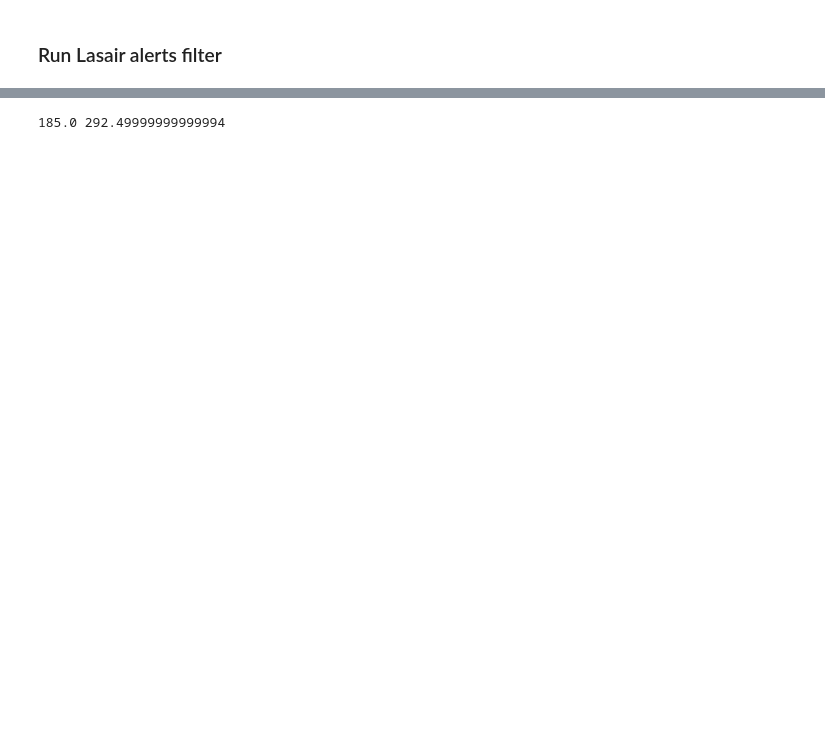
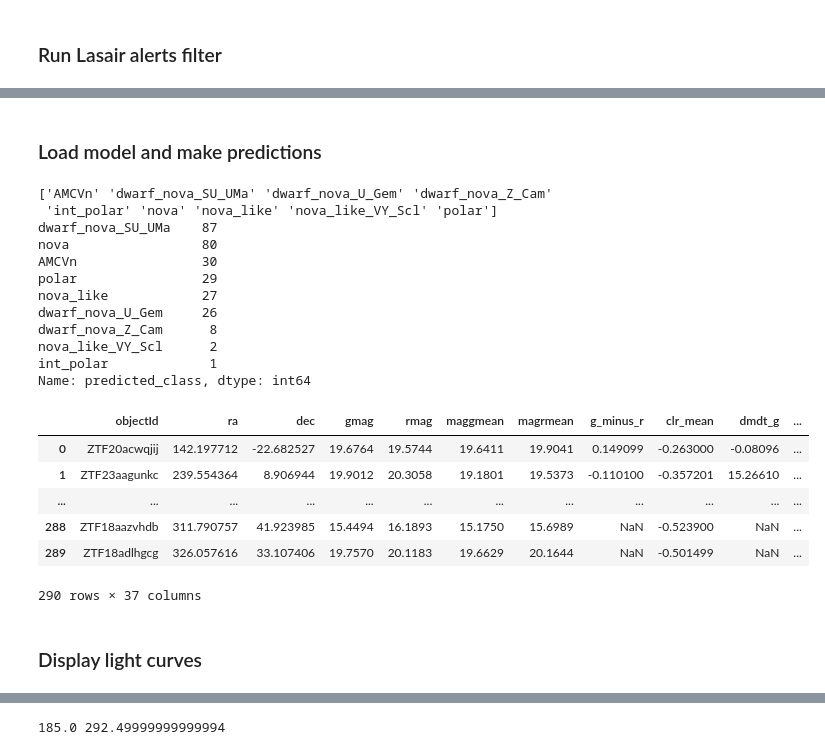
Before and after one commit to dharmesh1007/ZTF_code, a Jupyter notebook: source/9-lasair_CV_filter.ipynb, the cells around one changed output, grey strips where cells are left out. Saved outputs shown, nothing was run; the diff lists cells and outputs as text; code cells hidden in the pictures; blank space fills up the shorter version.

```diff
--- a/source/9-lasair_CV_filter.ipynb
+++ b/source/9-lasair_CV_filter.ipynb
@@ -158,0 +281,4 @@ Name: classification, dtype: int64
+# %%
+features = build_dataset(alerts_df, objcol='objectId', folderpath='../lightcurves_alerts')
+features_df = features[2]
+features_df
@@ -158,0 +310,72 @@ Name: classification, dtype: int64
+# %% [markdown]
+### Load model and make predictions
+# %%
+# Select query to obtain predictions for.
+query_select = option4
+
+# Load ml model
+with open('../results/test_rfmodel.pkl', 'rb') as f:
+    rfmodel = pickle.load(f)
+# Load encoder
+with open('../results/test_encoder.pkl', 'rb') as f:
+    encoder = pickle.load(f)
+
+# run classifer on alerts_df_preds
+X = features_df.iloc[:,1:]
+y_pred_prob = rfmodel.predict_proba(X)
+y_pred = rfmodel.predict(X)
+y_pred_labels = encoder.inverse_transform(y_pred)
+
+
+# Add probabilities to dataframe
+alerts_df_preds = alerts_df.copy()
+alerts_df_preds[f'prob_{encoder.inverse_transform([0])[0]}'] = y_pred_prob[:,0]
+alerts_df_preds[f'prob_{encoder.inverse_transform([1])[0]}'] = y_pred_prob[:,1]
+alerts_df_preds[f'prob_{encoder.inverse_transform([2])[0]}'] = y_pred_prob[:,2]
+alerts_df_preds[f'prob_{encoder.inverse_transform([3])[0]}'] = y_pred_prob[:,3]
+alerts_df_preds[f'prob_{encoder.inverse_transform([4])[0]}'] = y_pred_prob[:,4]
+alerts_df_preds[f'prob_{encoder.inverse_transform([5])[0]}'] = y_pred_prob[:,5]
+alerts_df_preds[f'prob_{encoder.inverse_transform([6])[0]}'] = y_pred_prob[:,6]
+alerts_df_preds[f'prob_{encoder.inverse_transform([7])[0]}'] = y_pred_prob[:,7]
+alerts_df_preds[f'prob_{encoder.inverse_transform([8])[0]}'] = y_pred_prob[:,8]
+
+# Add predicted class to dataframe
+alerts_df_preds['prediction'] = y_pred
+alerts_df_preds['predicted_class'] = y_pred_labels
+
+# Append aavso labels
+aavso_df = pd.read_csv('../processed_data/AAVSOCVsZTFxmatch_21032023_BTS_manual_labelled.csv')
+aavso_df = aavso_df[['Xmatch_obj', 'Name', 'Type', 'eclipse_clear', 'manual_label']]
+alerts_df_preds = pd.merge(alerts_df_preds, aavso_df, how='left', left_on='objectId', right_on='Xmatch_obj')
+
+# Limit alerts to those in options 1-4
+obj_query = query_select['objectId'].to_list()
+alerts_df_preds = alerts_df_preds[alerts_df_preds['objectId'].isin(obj_query)].reset_index(drop=True)
+
+print(encoder.inverse_transform([0,1,2,3,4,5,6,7,8]))
+pd.options.display.max_rows=10
+print(alerts_df_preds['predicted_class'].value_counts())
+pd.options.display.max_rows=5
+alerts_df_preds
+# %% [output]
+['AMCVn' 'dwarf_nova_SU_UMa' 'dwarf_nova_U_Gem' 'dwarf_nova_Z_Cam'
+ 'int_polar' 'nova' 'nova_like' 'nova_like_VY_Scl' 'polar']
+dwarf_nova_SU_UMa    87
+nova                 80
+AMCVn                30
+polar                29
+nova_like            27
+dwarf_nova_U_Gem     26
+dwarf_nova_Z_Cam      8
+nova_like_VY_Scl      2
+int_polar             1
+Name: predicted_class, dtype: int64
+|  | objectId | ra | dec | gmag | rmag | maggmean | magrmean | g_minus_r | clr_mean | dmdt_g | ... |
+| 0 | ZTF20acwqjij | 142.197712 | -22.682527 | 19.6764 | 19.5744 | 19.6411 | 19.9041 | 0.149099 | -0.263000 | -0.08096 | ... |
+| 1 | ZTF23aagunkc | 239.554364 | 8.906944 | 19.9012 | 20.3058 | 19.1801 | 19.5373 | -0.110100 | -0.357201 | 15.26610 | ... |
+| ... | ... | ... | ... | ... | ... | ... | ... | ... | ... | ... | ... |
+| 288 | ZTF18aazvhdb | 311.790757 | 41.923985 | 15.4494 | 16.1893 | 15.1750 | 15.6989 | NaN | -0.523900 | NaN | ... |
+| 289 | ZTF18adlhgcg | 326.057616 | 33.107406 | 19.7570 | 20.1183 | 19.6629 | 20.1644 | NaN | -0.501499 | NaN | ... |
+290 rows × 37 columns
+# %% [markdown]
+### Display light curves
```
Also changed, not shown: parts of 21 cells of this notebook, 2 other files.
